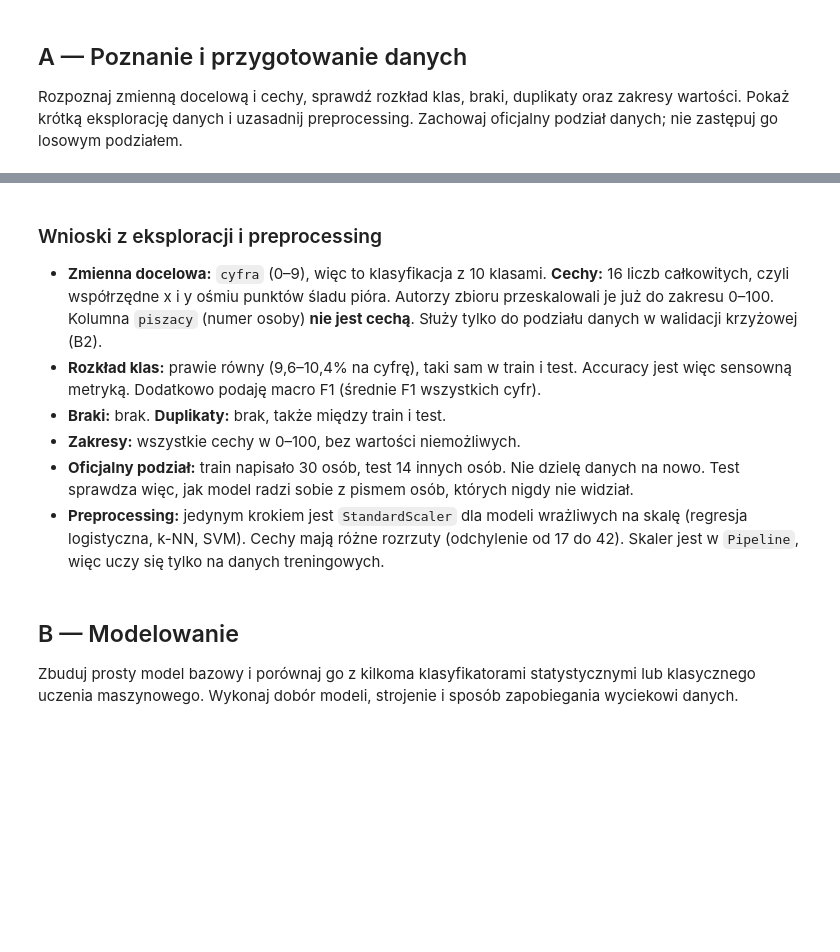
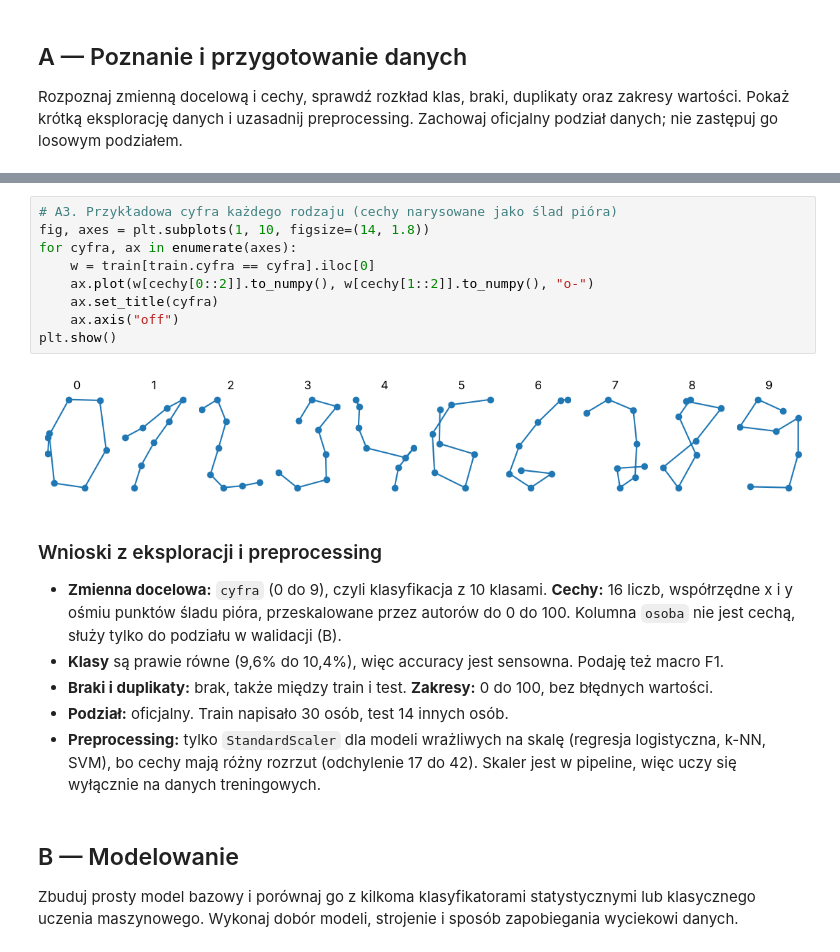
Before and after one commit to 1Rhienns/Rekrutacja-AI-Med-2026-2027, a Jupyter notebook: Zadanie-1/Rozwiązanie-1.ipynb, the cells around one changed output, grey strips where cells are left out. Saved outputs shown, nothing was run; the diff lists cells and outputs as text; blank space fills up the shorter version.

```diff
--- a/Zadanie-1/Rozwiązanie-1.ipynb
+++ b/Zadanie-1/Rozwiązanie-1.ipynb
@@ -190,19 +103,25 @@ plt.show()
+# %%
+# A3. Przykładowa cyfra każdego rodzaju (cechy narysowane jako ślad pióra)
+fig, axes = plt.subplots(1, 10, figsize=(14, 1.8))
+for cyfra, ax in enumerate(axes):
+    w = train[train.cyfra == cyfra].iloc[0]
+    ax.plot(w[cechy[0::2]].to_numpy(), w[cechy[1::2]].to_numpy(), "o-")
+    ax.set_title(cyfra)
+    ax.axis("off")
+plt.show()
+# %% [output]
+[figure, added]
 # %% [markdown]
 ### Wnioski z eksploracji i preprocessing
-- **Zmienna docelowa:** `cyfra` (0–9), więc to klasyfikacja z 10 klasami.
-  **Cechy:** 16 liczb całkowitych, czyli współrzędne x i y ośmiu punktów śladu pióra.
-  Autorzy zbioru przeskalowali je już do zakresu 0–100.
-  Kolumna `piszacy` (numer osoby) **nie jest cechą**. Służy tylko do podziału danych
-  w walidacji krzyżowej (B2).
-- **Rozkład klas:** prawie równy (9,6–10,4% na cyfrę), taki sam w train i test.
-  Accuracy jest więc sensowną metryką. Dodatkowo podaję macro F1 (średnie F1 wszystkich cyfr).
-- **Braki:** brak. **Duplikaty:** brak, także między train i test.
-- **Zakresy:** wszystkie cechy w 0–100, bez wartości niemożliwych.
-- **Oficjalny podział:** train napisało 30 osób, test 14 innych osób. Nie dzielę danych na nowo.
-  Test sprawdza więc, jak model radzi sobie z pismem osób, których nigdy nie widział.
-- **Preprocessing:** jedynym krokiem jest `StandardScaler` dla modeli wrażliwych na skalę
-  (regresja logistyczna, k-NN, SVM). Cechy mają różne rozrzuty (odchylenie od 17 do 42).
-  Skaler jest w `Pipeline`, więc uczy się tylko na danych treningowych.
+- **Zmienna docelowa:** `cyfra` (0 do 9), czyli klasyfikacja z 10 klasami. **Cechy:** 16 liczb,
+  współrzędne x i y ośmiu punktów śladu pióra, przeskalowane przez autorów do 0 do 100.
+  Kolumna `osoba` nie jest cechą, służy tylko do podziału w walidacji (B).
+- **Klasy** są prawie równe (9,6% do 10,4%), więc accuracy jest sensowna. Podaję też macro F1.
+- **Braki i duplikaty:** brak, także między train i test. **Zakresy:** 0 do 100, bez błędnych wartości.
+- **Podział:** oficjalny. Train napisało 30 osób, test 14 innych osób.
+- **Preprocessing:** tylko `StandardScaler` dla modeli wrażliwych na skalę (regresja logistyczna,
+  k-NN, SVM), bo cechy mają różny rozrzut (odchylenie 17 do 42). Skaler jest w pipeline,
+  więc uczy się wyłącznie na danych treningowych.
 # %% [markdown]
 ## B — Modelowanie
 
```
Also changed, not shown: parts of 22 cells of this notebook, 5 other files.
